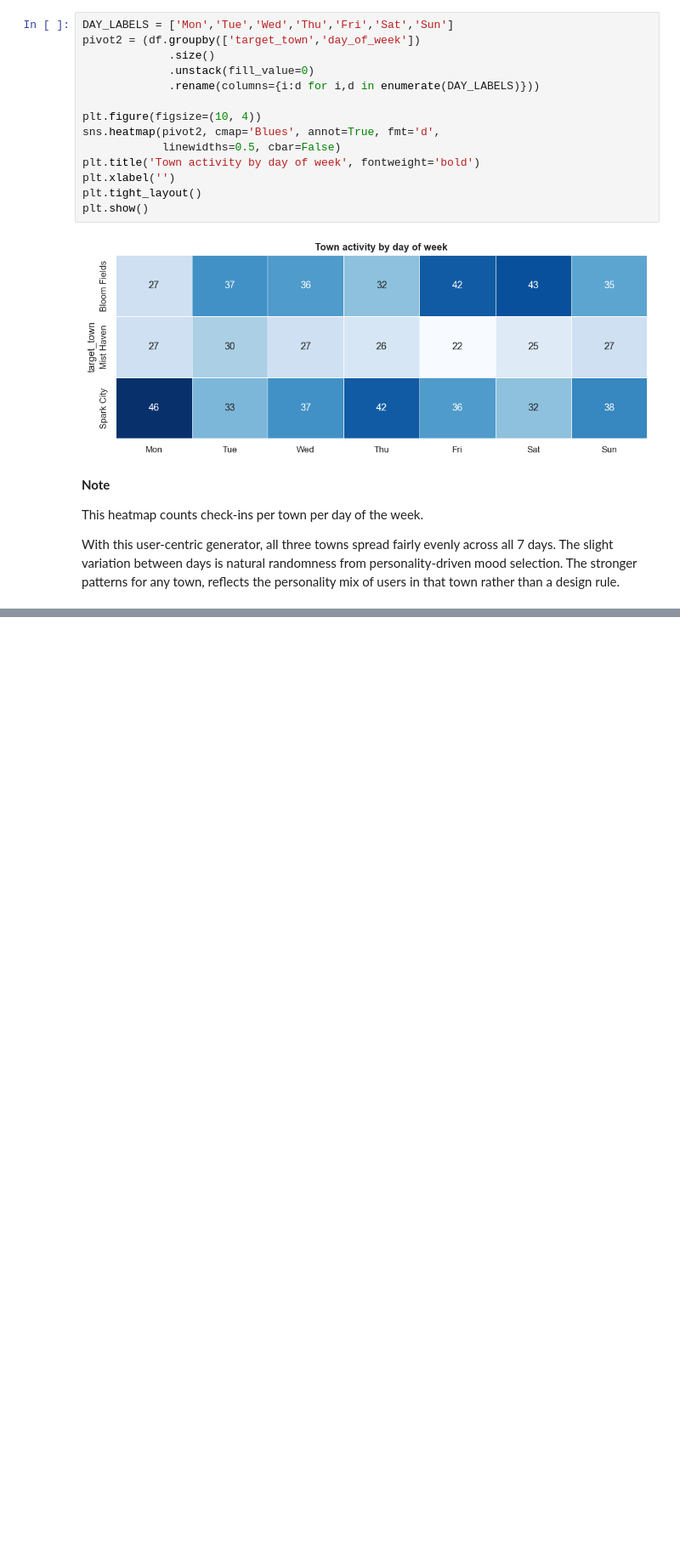
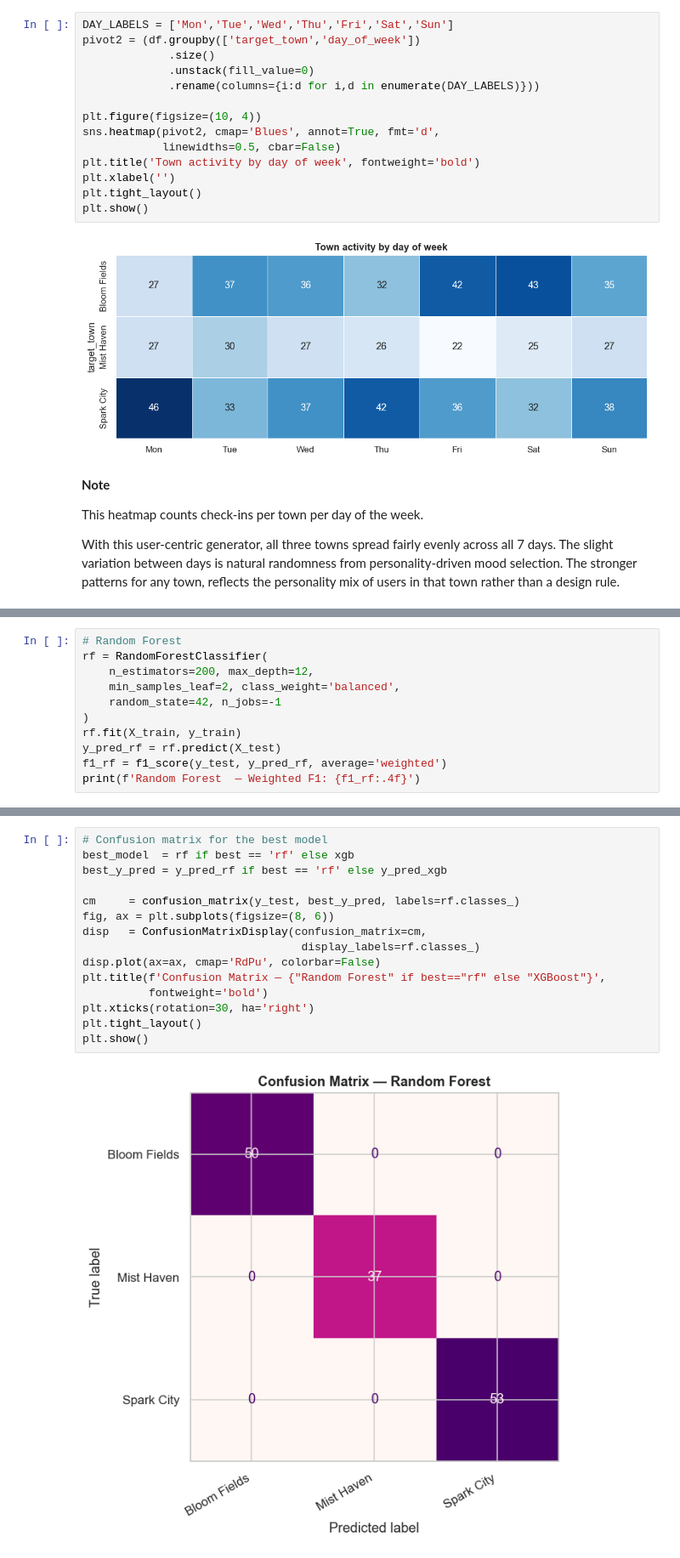
Before and after one commit to Dima-Bulavenko/mood_swings, a Jupyter notebook: notebooks/MoodSwings.ipynb, the cells around one changed output, grey strips where cells are left out. Shown at 85% size. Cells and saved outputs as stored; diff of their text form; blank space fills up the shorter version.

```diff
--- a/notebooks/MoodSwings.ipynb
+++ b/notebooks/MoodSwings.ipynb
@@ -336,0 +395,11 @@ With this user-centric generator, all three towns spread fairly evenly across al
+# %%
+# Random Forest
+rf = RandomForestClassifier(
+    n_estimators=200, max_depth=12,
+    min_samples_leaf=2, class_weight='balanced',
+    random_state=42, n_jobs=-1
+)
+rf.fit(X_train, y_train)
+y_pred_rf = rf.predict(X_test)
+f1_rf = f1_score(y_test, y_pred_rf, average='weighted')
+print(f'Random Forest  — Weighted F1: {f1_rf:.4f}')
@@ -336,0 +449,17 @@ With this user-centric generator, all three towns spread fairly evenly across al
+# %%
+# Confusion matrix for the best model
+best_model  = rf if best == 'rf' else xgb
+best_y_pred = y_pred_rf if best == 'rf' else y_pred_xgb
+
+cm     = confusion_matrix(y_test, best_y_pred, labels=rf.classes_)
+fig, ax = plt.subplots(figsize=(8, 6))
+disp   = ConfusionMatrixDisplay(confusion_matrix=cm,
+                                 display_labels=rf.classes_)
+disp.plot(ax=ax, cmap='RdPu', colorbar=False)
+plt.title(f'Confusion Matrix — {"Random Forest" if best=="rf" else "XGBoost"}',
+          fontweight='bold')
+plt.xticks(rotation=30, ha='right')
+plt.tight_layout()
+plt.show()
+# %% [output]
+[figure, added]
```
Also changed, not shown: parts of 10 cells of this notebook.
